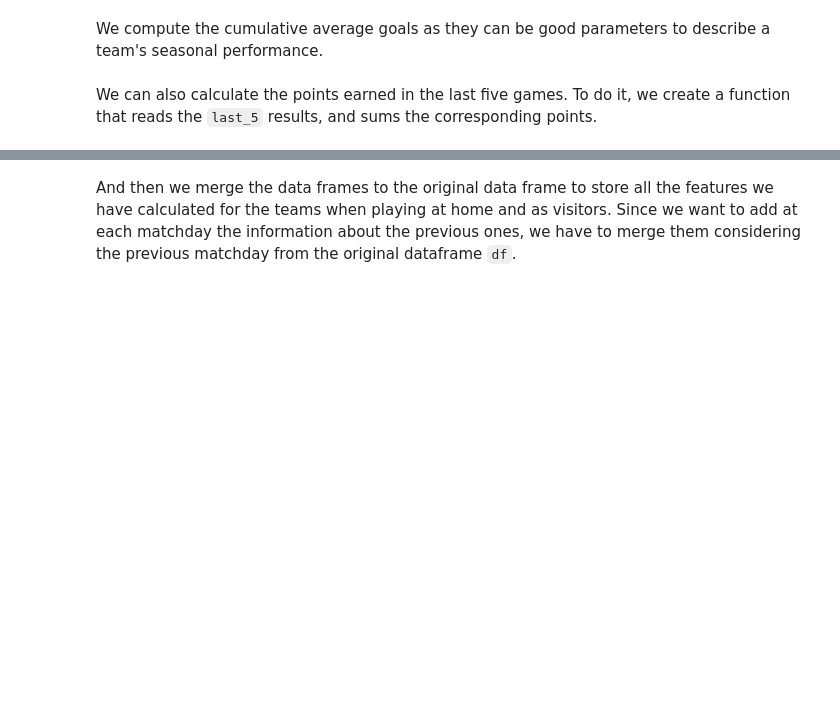
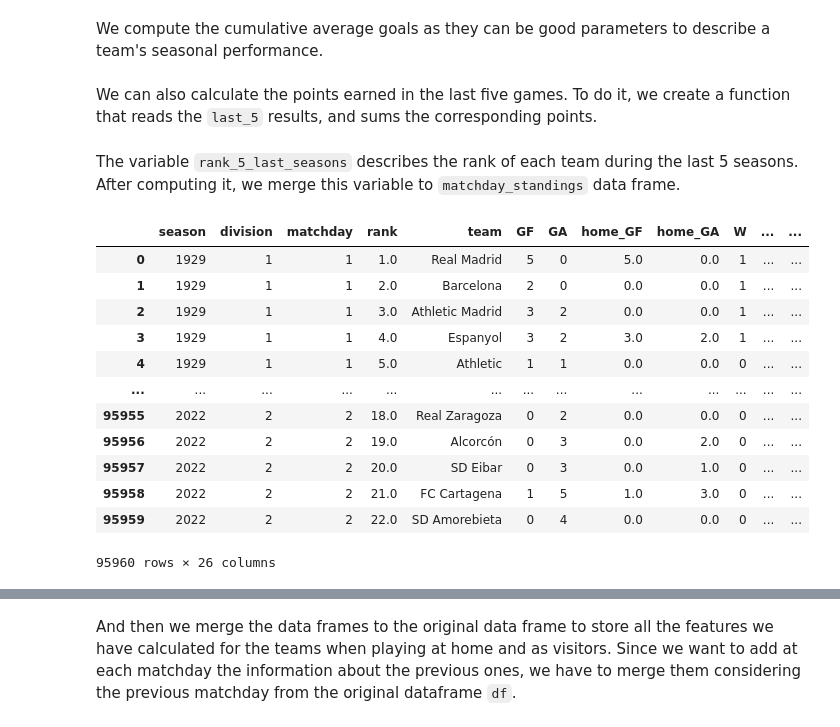
Before and after one commit to ManuIluro22/LaLiga, a Jupyter notebook: analysis/ModelAnalysis.ipynb, the cells around one changed output, grey strips where cells are left out. Cells and saved outputs as stored; diff of their text form; code cells hidden in the pictures; blank space fills up the shorter version.

```diff
--- a/analysis/ModelAnalysis.ipynb
+++ b/analysis/ModelAnalysis.ipynb
@@ -146,8 +144,4 @@ Next we will create two new data frames in order to store the data for the teams
 # %%
-df['home_GF'] = df["home_score"]
-df['home_GA'] = df['away_score']
-df['away_GF'] = df['away_score']
-df['away_GA'] = df['home_score']
 df['home_W'] = (df['result'] == '1').astype(int)
 df['home_L'] = (df['result'] == '2').astype(int)
 df['home_T'] = (df['result'] == 'X').astype(int)
@@ -155,9 +149,12 @@ df['away_W'] = (df['result'] == '2').astype(int)
 df['away_L'] = (df['result'] == '1').astype(int)
 df['away_T'] = (df['result'] == 'X').astype(int)
 
-home_df = df[['season', 'division', 'matchday', 'home_team', 'home_GF', 'home_GA', 'home_GF', 'home_GA', 'home_W', 'home_L', 'home_T']]
-home_df.columns = ['season', 'division', 'matchday', 'team', 'GF', 'GA', 'home_GF', 'home_GA', 'W', 'L', 'T']
+home_df = df[['season', 'division', 'matchday', 'home_team', 'home_score', 'away_score','home_score', 'away_score', 'home_W', 'home_L', 'home_T']]
+home_df.columns = ['season', 'division', 'matchday', 'team', 'GF', 'GA','home_GF', 'home_GA', 'W', 'L', 'T']
 
-away_df = df[['season', 'division', 'matchday', 'away_team', 'away_GF', 'away_GA', 'away_GF', 'away_GA', 'away_W', 'away_L', 'away_T']]
-away_df.columns = ['season', 'division', 'matchday', 'team', 'GF', 'GA', 'away_GF', 'away_GA' ,'W', 'L', 'T']
+away_df = df[['season', 'division', 'matchday', 'away_team', 'away_score', 'home_score','away_score', 'home_score', 'away_W', 'away_L', 'away_T']]
+away_df.columns = ['season', 'division', 'matchday', 'team', 'GF', 'GA','away_GF', 'away_GA', 'W', 'L', 'T']
+
+team_results = pd.concat([home_df, away_df])
+team_results.fillna(0,inplace=True)
 # %% [markdown]
@@ -166,10 +161,11 @@ Once we have them, we concatenate them putting zeros where there is no informati
 Then, we store in the `matchday_standings` dataframe the cummulatives of the different variables to have the information of the previous matches of the season for each team. We also compute the goal difference, the number of matches played and the points for each of them.
 # %%
-team_results = pd.concat([home_df, away_df])
-team_results.fillna(0,inplace=True)
-
 matchday_standings = team_results.sort_values(['season', 'division', 'team', 'matchday'])
-matchday_standings[['GF', 'GA','home_GF','home_GA','away_GF','away_GA', 'W', 'L', 'T']] = matchday_standings.groupby(['season', 'division', 'team'])[['GF', 'GA','home_GF','home_GA','away_GF','away_GA', 'W', 'L', 'T']].cumsum()
+matchday_standings[['GF', 'GA','home_GF',
+                    'home_GA','away_GF','away_GA',
+                    'W', 'L', 'T']] = matchday_standings.groupby(['season', 'division', 'team'])[['GF', 'GA','home_GF',
+                                                                                                  'home_GA','away_GF','away_GA',
+                                                                                                  'W', 'L', 'T']].cumsum()
 
 matchday_standings['GD'] = matchday_standings['GF'] - matchday_standings['GA']
 matchday_standings['M'] = matchday_standings['W'] + matchday_standings['L'] + matchday_standings['T']
@@ -180,7 +176,8 @@ We also create a column to store the last five results for each team (`last_5`),
 team_results['result'] = team_results.apply(lambda row: 'W' if row['W'] == 1 else 'L' if row['L'] == 1 else 'T', axis=1)
 team_results.sort_values(['season', 'division', 'team', 'matchday'],inplace = True)
 
-last_results = team_results.groupby(['season', 'division', 'team'])['result'].apply(lambda x: np.array([np.array(rolling_list) for rolling_list in x.rolling(5)],dtype=object))
+last_results = team_results.groupby(['season', 'division', 'team'])['result'].apply(
+    lambda x: np.array([np.array(rolling_list) for rolling_list in x.rolling(5)],dtype=object))
 matchday_standings["last_5"] = np.concatenate(last_results.values).reshape(-1)
 
 matchday_standings = matchday_standings.sort_values(by=['season','division', 'matchday',
@@ -211,3 +207,35 @@ def calculate_points(last_5):
     return total_points / len(last_5) if len(last_5) > 0 else 0
 
 matchday_standings['avg_points_last_5'] = matchday_standings['last_5'].apply(calculate_points)
+# %% [markdown]
+The variable `rank_5_last_seasons` describes the rank of each team during the last 5 seasons. After computing it, we merge this variable to `matchday_standings` data frame.
+# %%
+last_game_rankings = matchday_standings.sort_values(by=['season', 'division',
+                                                        'team', 'matchday']).groupby(['season',
+                                                                                      'division', 'team']).last().reset_index()
+last_game_rankings.loc[last_game_rankings['division'] == 2, 'rank'] += 20
+last_game_rankings["rank_5_last_seasons"] = last_game_rankings.groupby('team')['rank'].transform(lambda x: x.rolling(window=5,
+                                                                                                                     min_periods=1).mean())
+
+last_game_rankings["season"] = last_game_rankings["season"] + 1
+
+matchday_standings = matchday_standings.merge(
+    last_game_rankings[['season', 'division', 'team', 'rank_5_last_seasons']],
+    on=['season', 'division', 'team'],
+    how='left')
+
+matchday_standings
+# %% [output]
+|  | season | division | matchday | rank | team | GF | GA | home_GF | home_GA | W | ... | ... |
+| 0 | 1929 | 1 | 1 | 1.0 | Real Madrid | 5 | 0 | 5.0 | 0.0 | 1 | ... | ... |
+| 1 | 1929 | 1 | 1 | 2.0 | Barcelona | 2 | 0 | 0.0 | 0.0 | 1 | ... | ... |
+| 2 | 1929 | 1 | 1 | 3.0 | Athletic Madrid | 3 | 2 | 0.0 | 0.0 | 1 | ... | ... |
+| 3 | 1929 | 1 | 1 | 4.0 | Espanyol | 3 | 2 | 3.0 | 2.0 | 1 | ... | ... |
+| 4 | 1929 | 1 | 1 | 5.0 | Athletic | 1 | 1 | 0.0 | 0.0 | 0 | ... | ... |
+| ... | ... | ... | ... | ... | ... | ... | ... | ... | ... | ... | ... | ... |
+| 95955 | 2022 | 2 | 2 | 18.0 | Real Zaragoza | 0 | 2 | 0.0 | 0.0 | 0 | ... | ... |
+| 95956 | 2022 | 2 | 2 | 19.0 | Alcorcón | 0 | 3 | 0.0 | 2.0 | 0 | ... | ... |
+| 95957 | 2022 | 2 | 2 | 20.0 | SD Eibar | 0 | 3 | 0.0 | 1.0 | 0 | ... | ... |
+| 95958 | 2022 | 2 | 2 | 21.0 | FC Cartagena | 1 | 5 | 1.0 | 3.0 | 0 | ... | ... |
+| 95959 | 2022 | 2 | 2 | 22.0 | SD Amorebieta | 0 | 4 | 0.0 | 0.0 | 0 | ... | ... |
+95960 rows × 26 columns
```
Also changed, not shown: parts of 17 cells of this notebook.
